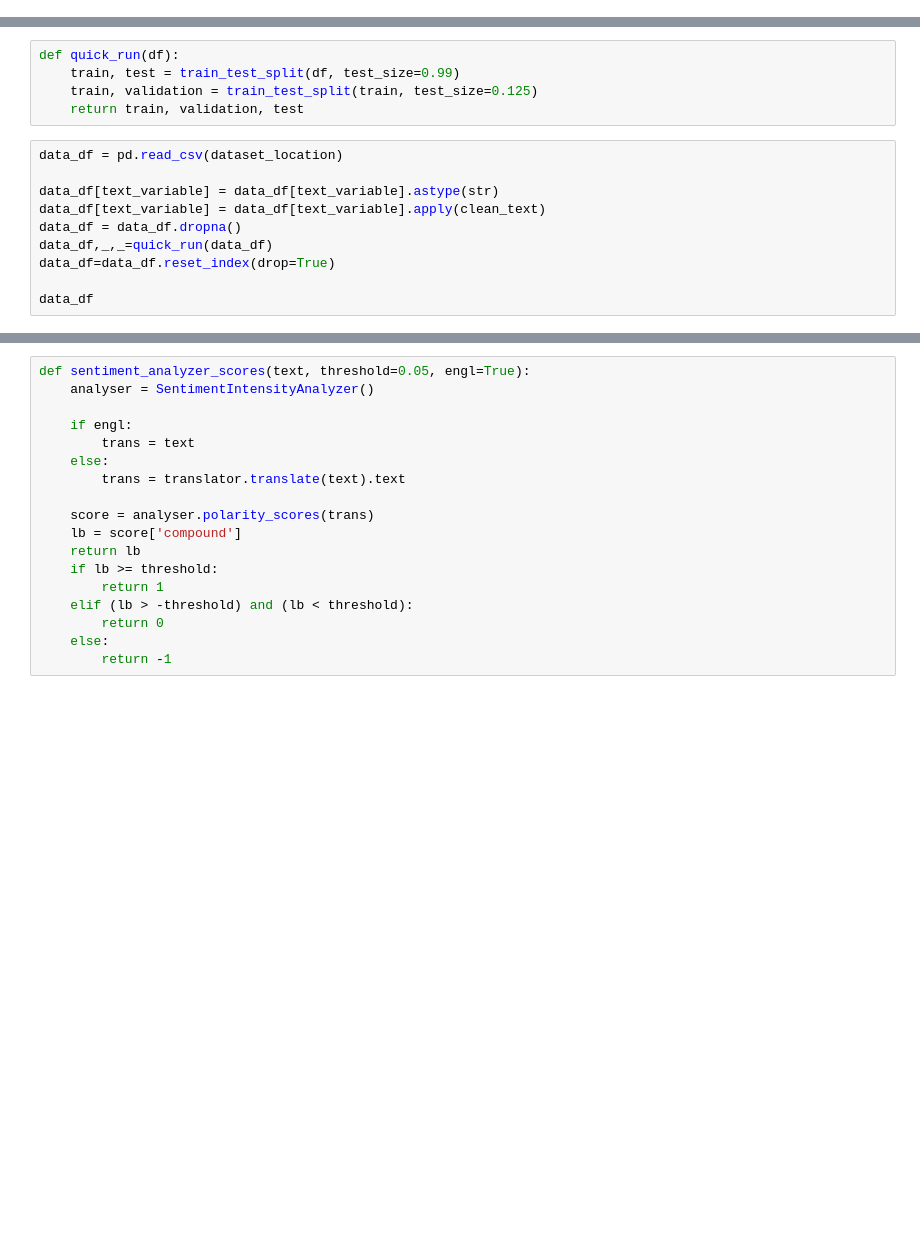
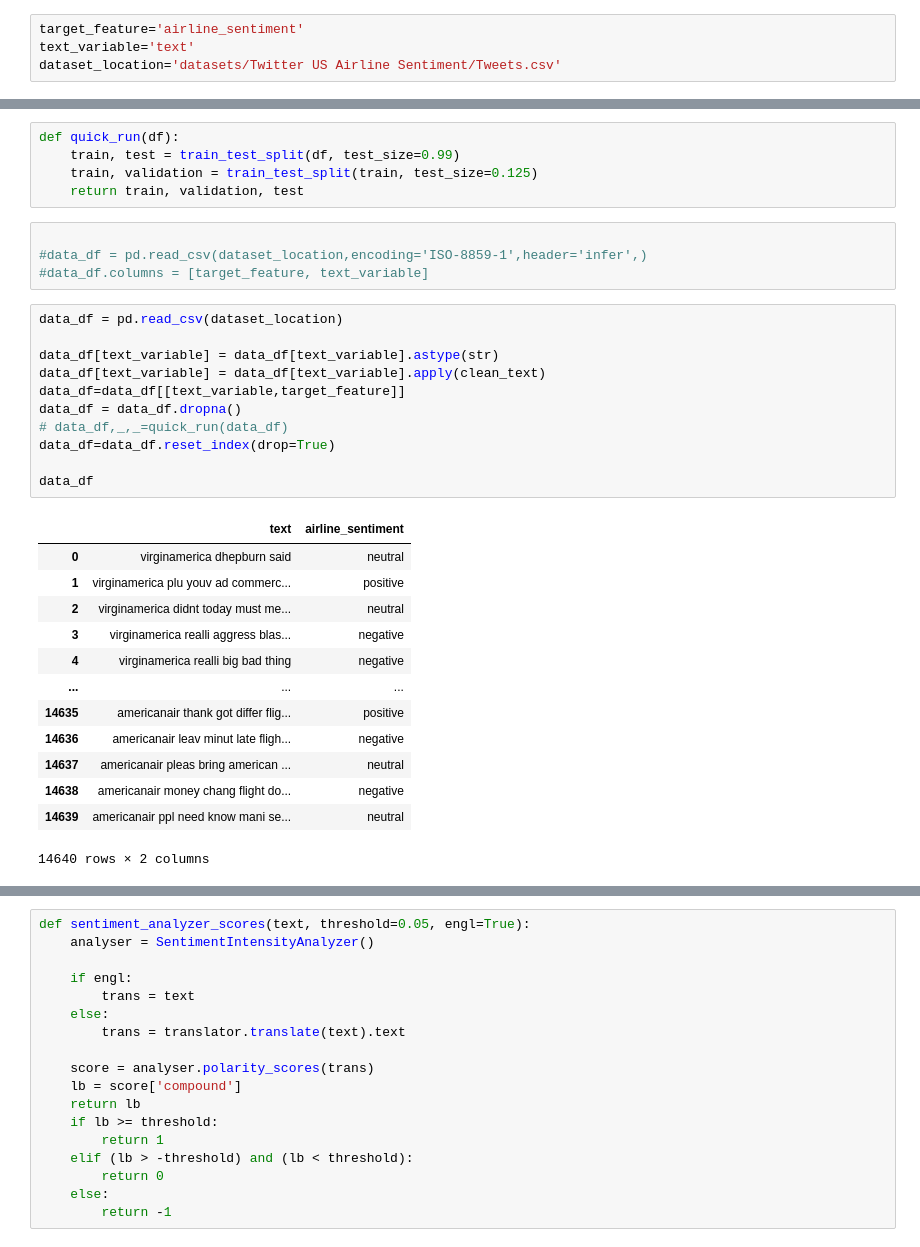
Before and after one commit to Alienbushman/Sentiment-analysis-with-ensemble-model, a Jupyter notebook: Twitter example.ipynb, the cells around one changed output, grey strips where cells are left out. Saved outputs shown, nothing was run; the diff lists cells and outputs as text; blank space fills up the shorter version.

```diff
--- a/Twitter example.ipynb
+++ b/Twitter example.ipynb
@@ -37,3 +41,7 @@ dataset_location="datasets/Twitter and Reddit Sentimental analysis Dataset/Twitt
+# %%
+target_feature='airline_sentiment'
+text_variable='text'
+dataset_location='datasets/Twitter US Airline Sentiment/Tweets.csv'
 # %%
 def clean_text(txt):
     txt = txt.lower()
@@ -114,15 +124,34 @@ def quick_run(df):
     train, test = train_test_split(df, test_size=0.99)
     train, validation = train_test_split(train, test_size=0.125)
     return train, validation, test
+# %%
+
+#data_df = pd.read_csv(dataset_location,encoding='ISO-8859-1',header='infer',)
+#data_df.columns = [target_feature, text_variable]
 # %%
 data_df = pd.read_csv(dataset_location)
 
 data_df[text_variable] = data_df[text_variable].astype(str)
 data_df[text_variable] = data_df[text_variable].apply(clean_text)
+data_df=data_df[[text_variable,target_feature]]
 data_df = data_df.dropna()
-data_df,_,_=quick_run(data_df)
+# data_df,_,_=quick_run(data_df)
 data_df=data_df.reset_index(drop=True)
 
 data_df
+# %% [output]
+|  | text | airline_sentiment |
+| 0 | virginamerica dhepburn said | neutral |
+| 1 | virginamerica plu youv ad commerc... | positive |
+| 2 | virginamerica didnt today must me... | neutral |
+| 3 | virginamerica realli aggress blas... | negative |
+| 4 | virginamerica realli big bad thing | negative |
+| ... | ... | ... |
+| 14635 | americanair thank got differ flig... | positive |
+| 14636 | americanair leav minut late fligh... | negative |
+| 14637 | americanair pleas bring american ... | neutral |
+| 14638 | americanair money chang flight do... | negative |
+| 14639 | americanair ppl need know mani se... | neutral |
+14640 rows × 2 columns
 # %%
 
```
Also changed, not shown: parts of 7 cells of this notebook, 2 other files.
